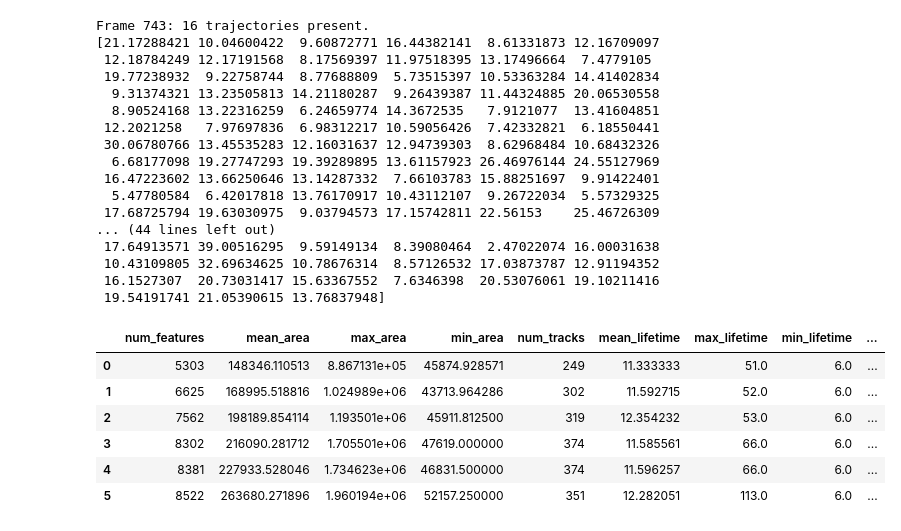
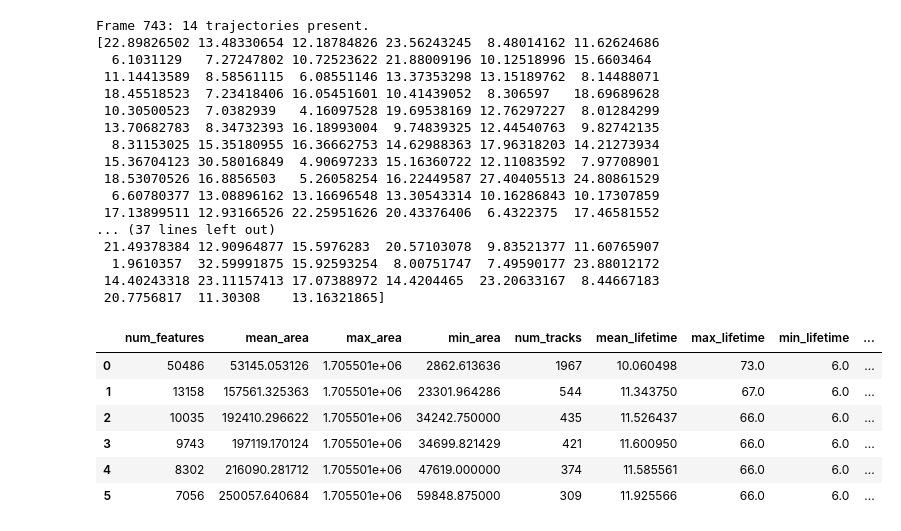
Before and after one commit to harrietgilmour/tobac_sensitivity, a Jupyter notebook: running_tobac.ipynb, the cells around one changed output. Cells and saved outputs as stored; diff of their text form; code cells hidden in the pictures.

Commit message:
nminthreshold 1998 w updated vel and lifetime

```diff
--- a/running_tobac.ipynb
+++ b/running_tobac.ipynb
@@ -60,34 +60,34 @@ parameters_segmentation = functions.setup_parameters_segmentation(dictionaries.t
 parameters_linking = functions.setup_parameters_linking(dictionaries.n_min_threshold, dictionaries.stubs, dictionaries.order, dictionaries.extrapolate, dictionaries.memory, dictionaries.adaptive_stop, dictionaries.adaptive_step, dictionaries.subnetwork_size, dictionaries.method_linking)
 # %%
 # Now perform the sensitivity analysis
-print("Values of threshold to be tested: ", dictionaries.threshold_values)
-threshold_values=dictionaries.threshold_values
+print("Values of nminthreshold to be tested: ", dictionaries.n_min_threshold_values)
+n_min_threshold_values=dictionaries.n_min_threshold_values
 
 # Call the sensitivity analysis function
-functions.perform_sensitivity_analysis(tb, savedir, parameters_features, parameters_segmentation, parameters_linking, threshold_values)
+functions.perform_sensitivity_analysis(tb, savedir, parameters_features, parameters_segmentation, parameters_linking, n_min_threshold_values)
 # %% [output]
-Frame 743: 16 trajectories present.
-[21.17288421 10.04600422  9.60872771 16.44382141  8.61331873 12.16709097
- 12.18784249 12.17191568  8.17569397 11.97518395 13.17496664  7.4779105
- 19.77238932  9.22758744  8.77688809  5.73515397 10.53363284 14.41402834
-  9.31374321 13.23505813 14.21180287  9.26439387 11.44324885 20.06530558
-  8.90524168 13.22316259  6.24659774 14.3672535   7.9121077  13.41604851
- 12.2021258   7.97697836  6.98312217 10.59056426  7.42332821  6.18550441
- 30.06780766 13.45535283 12.16031637 12.94739303  8.62968484 10.68432326
-  6.68177098 19.27747293 19.39289895 13.61157923 26.46976144 24.55127969
- 16.47223602 13.66250646 13.14287332  7.66103783 15.88251697  9.91422401
-  5.47780584  6.42017818 13.76170917 10.43112107  9.26722034  5.57329325
- 17.68725794 19.63030975  9.03794573 17.15742811 22.56153    25.46726309
-... (44 lines left out)
- 17.64913571 39.00516295  9.59149134  8.39080464  2.47022074 16.00031638
- 10.43109805 32.69634625 10.78676314  8.57126532 17.03873787 12.91194352
- 16.1527307  20.73031417 15.63367552  7.6346398  20.53076061 19.10211416
- 19.54191741 21.05390615 13.76837948]
+Frame 743: 14 trajectories present.
+[22.89826502 13.48330654 12.18784826 23.56243245  8.48014162 11.62624686
+  6.1031129   7.27247802 10.72523622 21.88009196 10.12518996 15.6603464
+ 11.14413589  8.58561115  6.08551146 13.37353298 13.15189762  8.14488071
+ 18.45518523  7.23418406 16.05451601 10.41439052  8.306597   18.69689628
+ 10.30500523  7.0382939   4.16097528 19.69538169 12.76297227  8.01284299
+ 13.70682783  8.34732393 16.18993004  9.74839325 12.44540763  9.82742135
+  8.31153025 15.35180955 16.36662753 14.62988363 17.96318203 14.21273934
+ 15.36704123 30.58016849  4.90697233 15.16360722 12.11083592  7.97708901
+ 18.53070526 16.8856503   5.26058254 16.22449587 27.40405513 24.80861529
+  6.60780377 13.08896162 13.16696548 13.30543314 10.16286843 10.17307859
+ 17.13899511 12.93166526 22.25951626 20.43376406  6.4322375  17.46581552
+... (37 lines left out)
+ 21.49378384 12.90964877 15.5976283  20.57103078  9.83521377 11.60765907
+  1.9610357  32.59991875 15.92593254  8.00751747  7.49590177 23.88012172
+ 14.40243318 23.11157413 17.07388972 14.4204465  23.20633167  8.44667183
+ 20.7756817  11.30308    13.16321865]
 |  | num_features | mean_area | max_area | min_area | num_tracks | mean_lifetime | max_lifetime | min_lifetime | ... |
-| 0 | 5303 | 148346.110513 | 8.867131e+05 | 45874.928571 | 249 | 11.333333 | 51.0 | 6.0 | ... |
-| 1 | 6625 | 168995.518816 | 1.024989e+06 | 43713.964286 | 302 | 11.592715 | 52.0 | 6.0 | ... |
-| 2 | 7562 | 198189.854114 | 1.193501e+06 | 45911.812500 | 319 | 12.354232 | 53.0 | 6.0 | ... |
-| 3 | 8302 | 216090.281712 | 1.705501e+06 | 47619.000000 | 374 | 11.585561 | 66.0 | 6.0 | ... |
-| 4 | 8381 | 227933.528046 | 1.734623e+06 | 46831.500000 | 374 | 11.596257 | 66.0 | 6.0 | ... |
-| 5 | 8522 | 263680.271896 | 1.960194e+06 | 52157.250000 | 351 | 12.282051 | 113.0 | 6.0 | ... |
+| 0 | 50486 | 53145.053126 | 1.705501e+06 | 2862.613636 | 1967 | 10.060498 | 73.0 | 6.0 | ... |
+| 1 | 13158 | 157561.325363 | 1.705501e+06 | 23301.964286 | 544 | 11.343750 | 67.0 | 6.0 | ... |
+| 2 | 10035 | 192410.296622 | 1.705501e+06 | 34242.750000 | 435 | 11.526437 | 66.0 | 6.0 | ... |
+| 3 | 9743 | 197119.170124 | 1.705501e+06 | 34699.821429 | 421 | 11.600950 | 66.0 | 6.0 | ... |
+| 4 | 8302 | 216090.281712 | 1.705501e+06 | 47619.000000 | 374 | 11.585561 | 66.0 | 6.0 | ... |
+| 5 | 7056 | 250057.640684 | 1.705501e+06 | 59848.875000 | 309 | 11.925566 | 66.0 | 6.0 | ... |
 # %%
```
Also changed, not shown: parts of 4 cells of this notebook, 11 other files.
